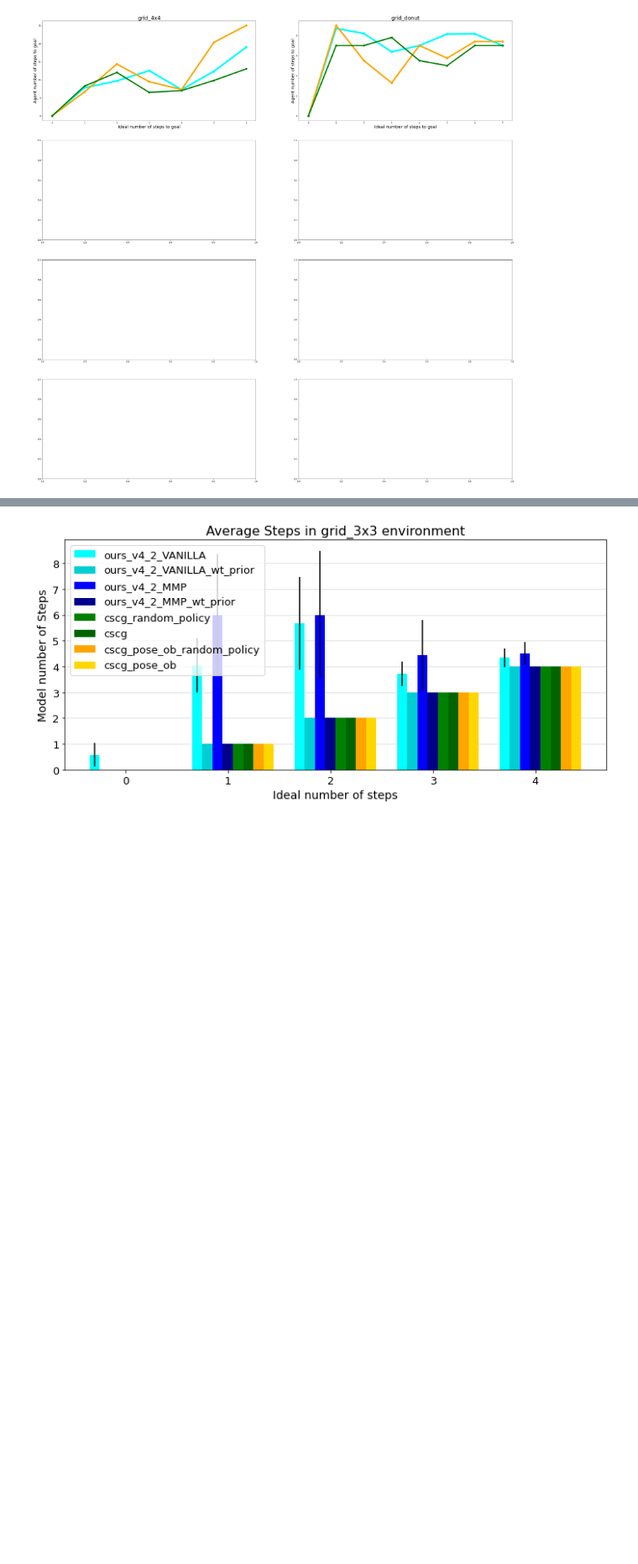
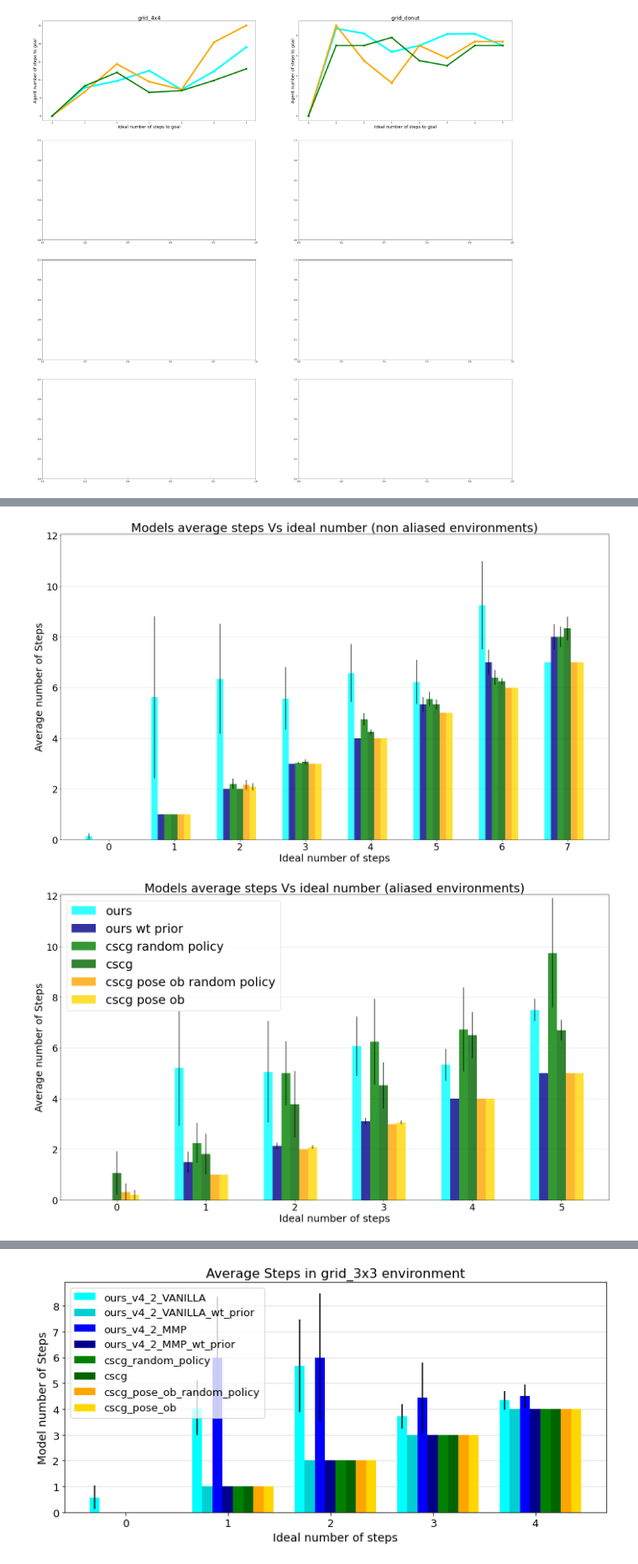
Before and after one commit to my-name-is-D/high_level_nav_planning, a Jupyter notebook: results_plotted.ipynb, the cells around one changed output, grey strips where cells are left out. Shown at 84% size. Cells and saved outputs as stored; diff of their text form; code cells hidden in the pictures; blank space fills up the shorter version.

Commit message:
TEST - Fixed small typo mistakes and added the possibility to plot_graph of our model at any step

```diff
--- a/results_plotted.ipynb
+++ b/results_plotted.ipynb
@@ -432,7 +432,7 @@ bar_plot_wt_std(average_steps_first_visit, std_steps_first_visit, envs_names, 'A
 # import warnings
 warnings.filterwarnings('ignore')
 envs = ['grid_3x3', 'grid_3x3_alias', 'grid_4x4', 'grid_4x4_alias' ,'grid_t_maze', 'grid_t_maze_alias', 'grid_donut']#
-model_names = ['ours_v4_2_VANILLA','ours_v4_2_VANILLA_wt_prior','ours_v4_2_MMP','ours_v4_2_MMP_wt_prior',\
+model_names = ['ours_v4_2_VANILLA','ours_v4_2_VANILLA_wt_prior', #'ours_v4_2_MMP','ours_v4_2_MMP_wt_prior',\
             'cscg_random_policy', 'cscg', 'cscg_pose_ob_random_policy', 'cscg_pose_ob']
 
 # envs = ['grid_t_maze' ,'grid_t_maze_alias']
@@ -556,13 +556,3 @@ errors? []
  [ 0.  1.  2.  3.  4.  5.  6.  7. nan nan nan nan nan nan nan]
  [ 0.  1.  2.  3.  4.  5.  6.  7. nan nan nan nan nan nan nan]
  [ 0.  1.  2.  3.  4.  5.  6.  7. nan nan nan nan nan nan nan]]
-# %%
-workbook = Workbook(write_only=True)
-
-for env_id, env_name in enumerate(envs):
-    sheet = workbook.create_sheet(title=env_name)
-    sheet.append(['steps_to_goal'] + list(range(0,13)))
-    for m_id, model_name in enumerate(model_names):
-        sheet.append([model_name] + average_steps[m_id][env_id])
-
-workbook.save('test.xlsx')
@@ -614,0 +663,67 @@ fig.savefig('figures/steps_to_reach_goal_compared_to_oracle.jpg')
+# %%
+# Plotting the bar plot
+import copy
+colors = ['cyan', 'darkblue', 'green', 'darkgreen', 'orange', 'gold', ]
+
+
+
+bar_width = 0.1
+opacity = 0.8
+
+modif_model_names = [name.replace('_v4_2_VANILLA', '') for name in model_names]
+modif_model_names = [name.replace('_', ' ') for name in modif_model_names]
+# Plot bars for each model
+for i in range(2):
+    fig, ax = plt.subplots(figsize=(20, 12))
+    if i == 1 :
+        avg_steps = copy.deepcopy(aliased_avg_steps)
+        avg_std_steps = copy.deepcopy(aliased_std_steps)
+        env_type = 'aliased'
+    else:
+        avg_steps = copy.deepcopy(non_aliased_avg_steps)
+        avg_std_steps = copy.deepcopy(non_aliased_std_steps)
+        env_type = 'non aliased'
+    for m_id, model_name in enumerate(modif_model_names):
+        space= m_id-3
+        model_avg_steps = [value for value in avg_steps[m_id] if not np.isnan(value)]
+        model_avg_std_steps = [value/2 for value in avg_std_steps[m_id] if not np.isnan(value)]
+        ideal_steps = list(range(len(model_avg_steps)))  # x-axis values
+        ideal_steps =  [p + space*0.1 for p in ideal_steps]
+
+        ax.bar(
+            ideal_steps,#[x + i * bar_width for x in ideal_steps],
+            model_avg_steps,
+            color = colors[m_id],
+            yerr=model_avg_std_steps,
+            width=bar_width,
+            alpha=opacity,
+            label=model_name,
+            zorder=2
+        )
+        # ax.bar(ideal_steps,sublist_filtered, color=colors[m_id], yerr=std_filtered,  width=0.1, label=model_name, zorder=2)
+
+    # Add labels and legend
+    # ax.set_xlabel('Ideal Number of Steps')
+    # ax.set_ylabel('Average Number of Steps')
+    # ax.set_title(f'Models average steps Vs ideal amount ({env_type} Environments)')
+    # ax.set_xticks([x + bar_width * (len(model_names) / 2) for x in ideal_steps])
+    ax.set_xticks([0,1,2,3,4,5])
+    plt.xticks(fontsize=23)
+    plt.yticks(fontsize=23)
+    plt.ylim(0,12.05)
+    plt.title(f'Models average steps Vs ideal number ({env_type} environments)', fontsize=30)
+    plt.xlabel('Ideal number of steps', fontsize=25)
+    plt.ylabel('Average number of Steps', fontsize=25)
+    plt.tight_layout()
+    # ax.set_xticklabels(ideal_steps)
+    if i == 1:
+        plt.legend(modif_model_names, loc='upper left', fontsize=30)
+    else:
+        plt.xticks([0,1,2,3,4,5,6,7])
+    plt.grid(axis='y', alpha=0.5, zorder=0)
+    plt.tight_layout()
+    plt.savefig(f'figures/steps_to_goal_averaged_{env_type}_envs')
+    plt.show()
+# %% [output]
+[figure, added]
+[figure, added]
```
Also changed, not shown: parts of 18 cells of this notebook, 4 other files.
